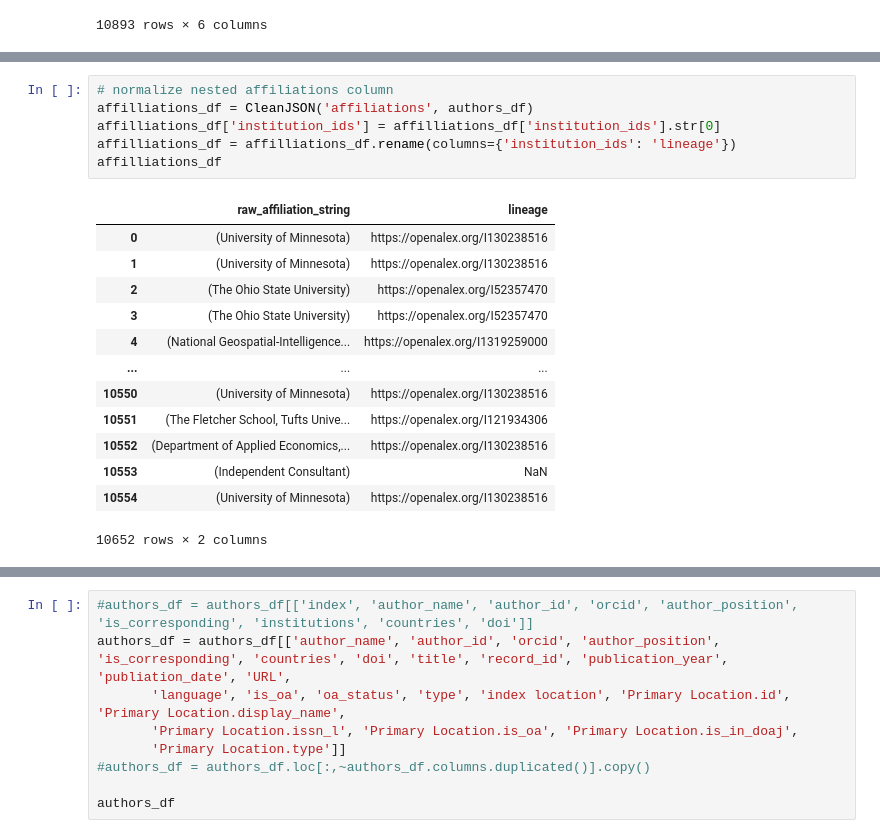
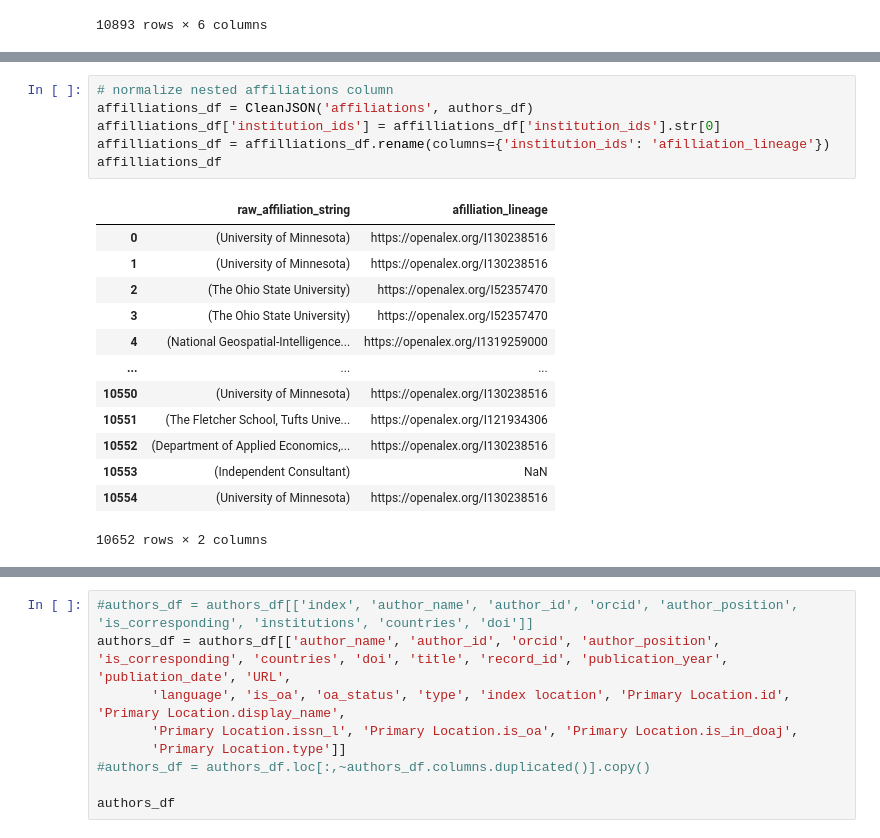
Before and after one commit to senderrr/OpenAlex, a Jupyter notebook: OpenAlex.ipynb, the cells around one changed output, grey strips where cells are left out. Saved outputs shown, nothing was run; the diff lists cells and outputs as text.

```diff
--- a/OpenAlex.ipynb
+++ b/OpenAlex.ipynb
@@ -376,11 +346,11 @@ dtype: int64
 # %%
 # normalize nested affiliations column
 affilliations_df = CleanJSON('affiliations', authors_df)
 affilliations_df['institution_ids'] = affilliations_df['institution_ids'].str[0]
-affilliations_df = affilliations_df.rename(columns={'institution_ids': 'lineage'})
+affilliations_df = affilliations_df.rename(columns={'institution_ids': 'afilliation_lineage'})
 affilliations_df
 # %% [output]
-|  | raw_affiliation_string | lineage |
+|  | raw_affiliation_string | afilliation_lineage |
 | 0 | (University of Minnesota) | https://openalex.org/I130238516 |
 | 1 | (University of Minnesota) | https://openalex.org/I130238516 |
 | 2 | (The Ohio State University) | https://openalex.org/I52357470 |
```
Also changed, not shown: parts of 23 cells of this notebook, 2 other files.
